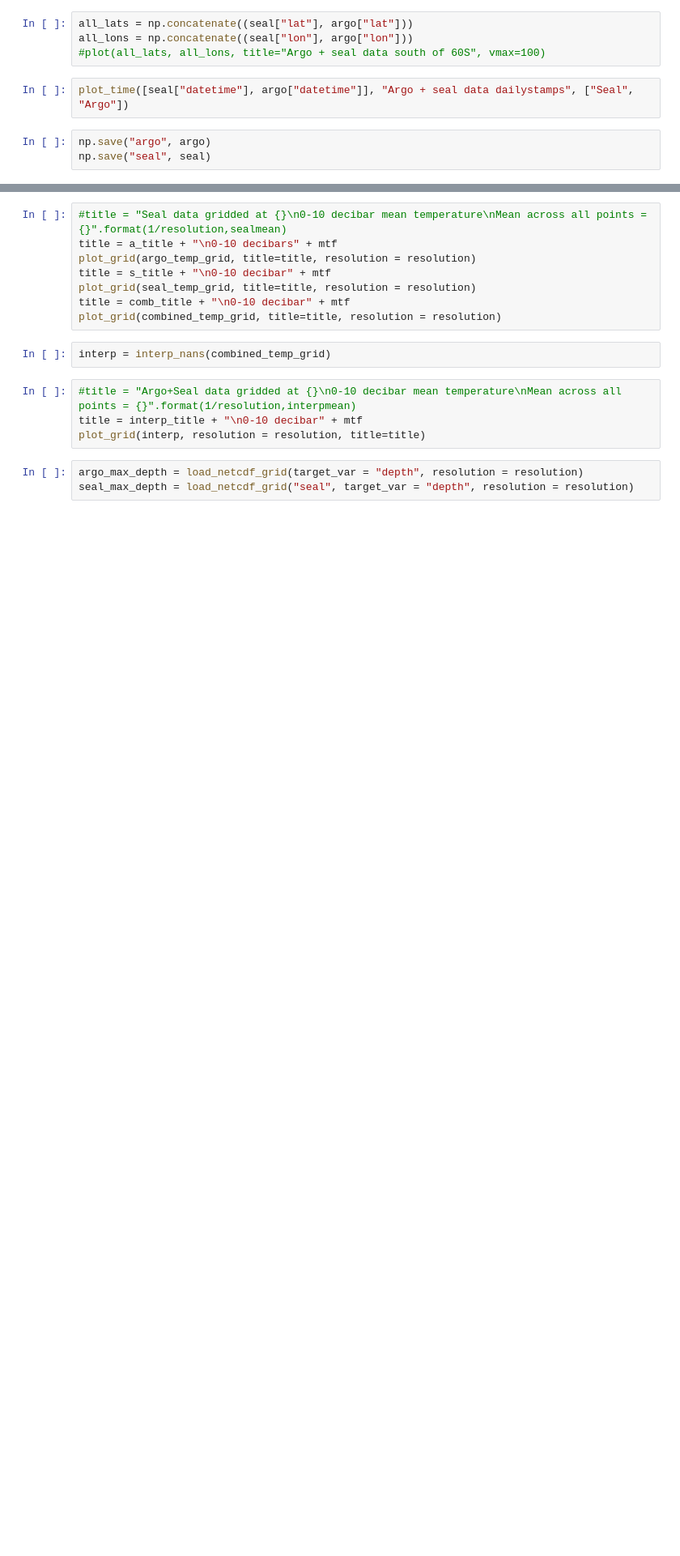
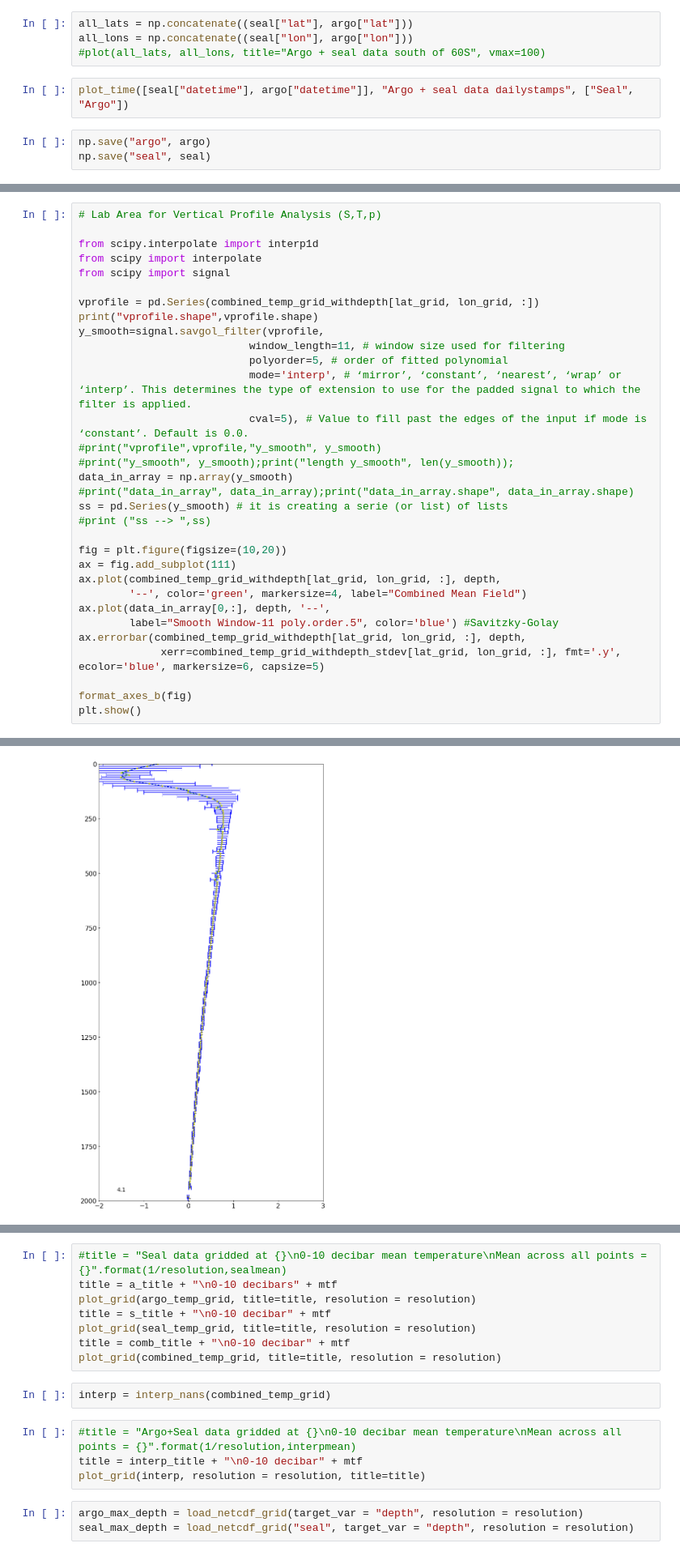
Before and after one commit to UoA-eResearch/argo, a Jupyter notebook: plot.ipynb, the cells around one changed output, grey strips where cells are left out. Shown at 81% size. Cells and saved outputs as stored; diff of their text form; blank space fills up the shorter version.

```diff
--- a/plot.ipynb
+++ b/plot.ipynb
@@ -378,0 +490,33 @@ plt.show()
+# %%
+# Lab Area for Vertical Profile Analysis (S,T,p)
+
+from scipy.interpolate import interp1d
+from scipy import interpolate
+from scipy import signal
+
+vprofile = pd.Series(combined_temp_grid_withdepth[lat_grid, lon_grid, :])
+print("vprofile.shape",vprofile.shape)
+y_smooth=signal.savgol_filter(vprofile,
+                           window_length=11, # window size used for filtering
+                           polyorder=5, # order of fitted polynomial
+                           mode='interp', # ‘mirror’, ‘constant’, ‘nearest’, ‘wrap’ or ‘interp’. This determines the type of extension to use for the padded signal to which the filter is applied.
+                           cval=5), # Value to fill past the edges of the input if mode is ‘constant’. Default is 0.0.
+#print("vprofile",vprofile,"y_smooth", y_smooth)
+#print("y_smooth", y_smooth);print("length y_smooth", len(y_smooth));
+data_in_array = np.array(y_smooth)
+#print("data_in_array", data_in_array);print("data_in_array.shape", data_in_array.shape)
+ss = pd.Series(y_smooth) # it is creating a serie (or list) of lists
+#print ("ss --> ",ss)
+
+fig = plt.figure(figsize=(10,20))
+ax = fig.add_subplot(111)
+ax.plot(combined_temp_grid_withdepth[lat_grid, lon_grid, :], depth,
+        '--', color='green', markersize=4, label="Combined Mean Field")
+ax.plot(data_in_array[0,:], depth, '--',
+        label="Smooth Window-11 poly.order.5", color='blue') #Savitzky-Golay
+ax.errorbar(combined_temp_grid_withdepth[lat_grid, lon_grid, :], depth,
+             xerr=combined_temp_grid_withdepth_stdev[lat_grid, lon_grid, :], fmt='.y', ecolor='blue', markersize=6, capsize=5)
+
+format_axes_b(fig)
+plt.show()
+# %% [output]
@@ -378,0 +524 @@ plt.show()
+[figure, added]
```
Also changed, not shown: parts of 37 cells of this notebook.
